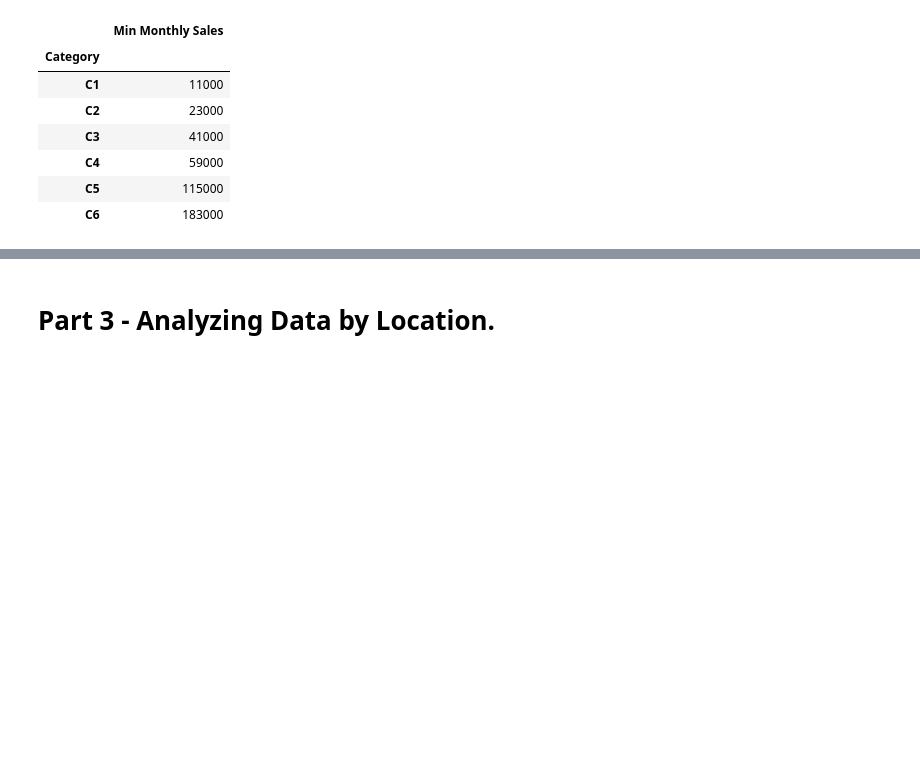
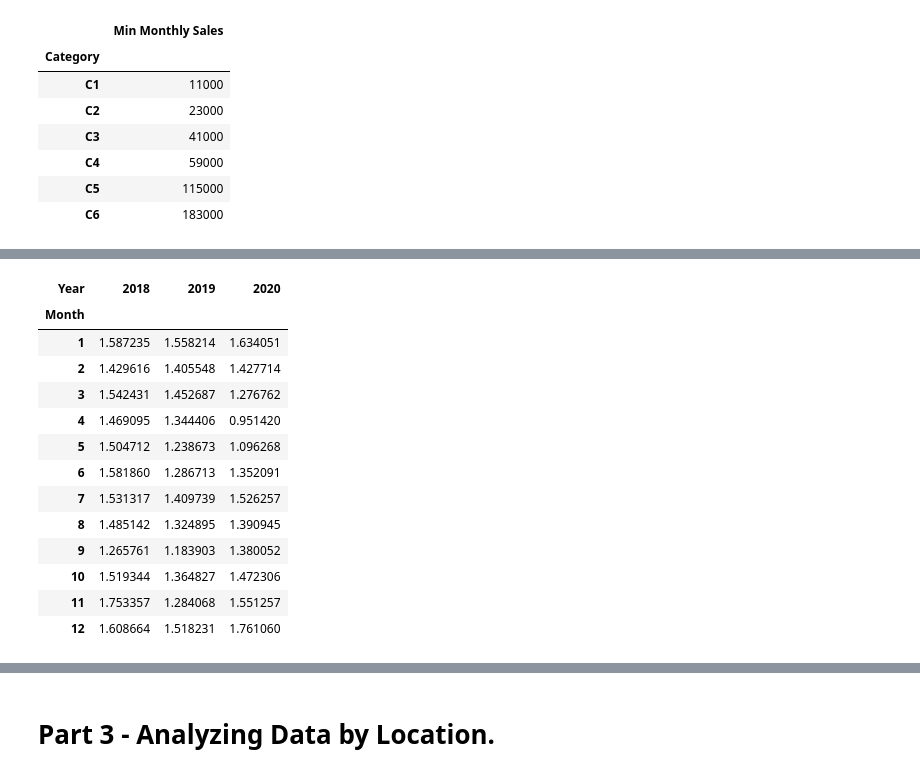
Before and after one commit to MauCFD/Project_1, a Jupyter notebook: project 1 - Analyzing a Loyalty Program/Loyalty Program - analyzing data.ipynb, the cells around one changed output, grey strips where cells are left out. Saved outputs shown, nothing was run; the diff lists cells and outputs as text; code cells hidden in the pictures; blank space fills up the shorter version.

```diff
--- a/project 1 - Analyzing a Loyalty Program/Loyalty Program - analyzing data.ipynb
+++ b/project 1 - Analyzing a Loyalty Program/Loyalty Program - analyzing data.ipynb
@@ -454,0 +475,21 @@ plt.savefig("plots/Average Sales vs Average Min Purchase (C6).png")
+# %%
+compliance_drop2 = Project_df.drop(columns =['Min Monthly Sales','Town','State','Distributor','Quarter','Points Worth ($)','Total Sales','Total Points','Client ID'])
+compliance_p3 = compliance_drop2.groupby(['Month','Year']).mean().reset_index()
+#compliance_pi = compliance_p.set_index('Year')
+compliance_pi4 = compliance_p3.pivot('Month','Year','Compliance')
+compliance_pi4
+# %% [output]
+| Year | 2018 | 2019 | 2020 |
+| Month |  |  |  |
+| 1 | 1.587235 | 1.558214 | 1.634051 |
+| 2 | 1.429616 | 1.405548 | 1.427714 |
+| 3 | 1.542431 | 1.452687 | 1.276762 |
+| 4 | 1.469095 | 1.344406 | 0.951420 |
+| 5 | 1.504712 | 1.238673 | 1.096268 |
+| 6 | 1.581860 | 1.286713 | 1.352091 |
+| 7 | 1.531317 | 1.409739 | 1.526257 |
+| 8 | 1.485142 | 1.324895 | 1.390945 |
+| 9 | 1.265761 | 1.183903 | 1.380052 |
+| 10 | 1.519344 | 1.364827 | 1.472306 |
+| 11 | 1.753357 | 1.284068 | 1.551257 |
+| 12 | 1.608664 | 1.518231 | 1.761060 |
```
Also changed, not shown: parts of 11 cells of this notebook, 10 other files.
